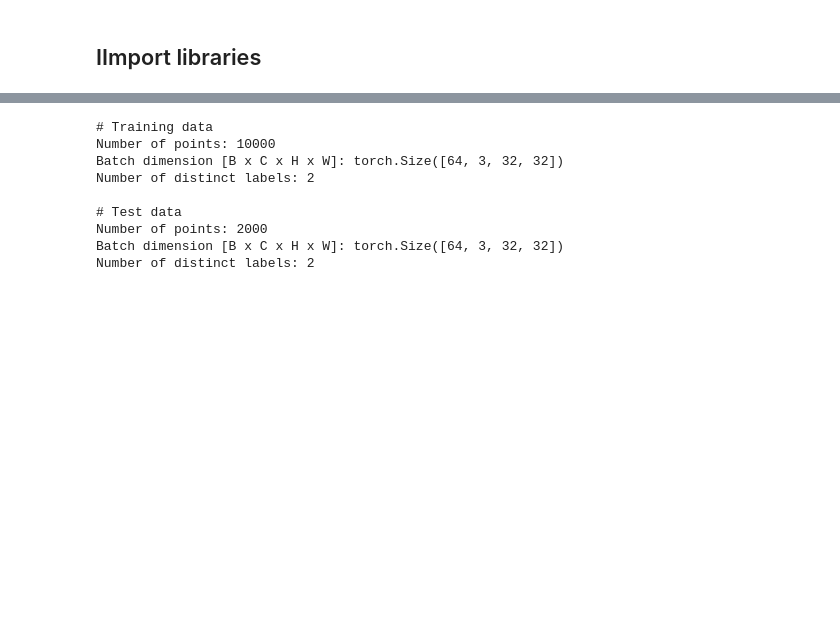
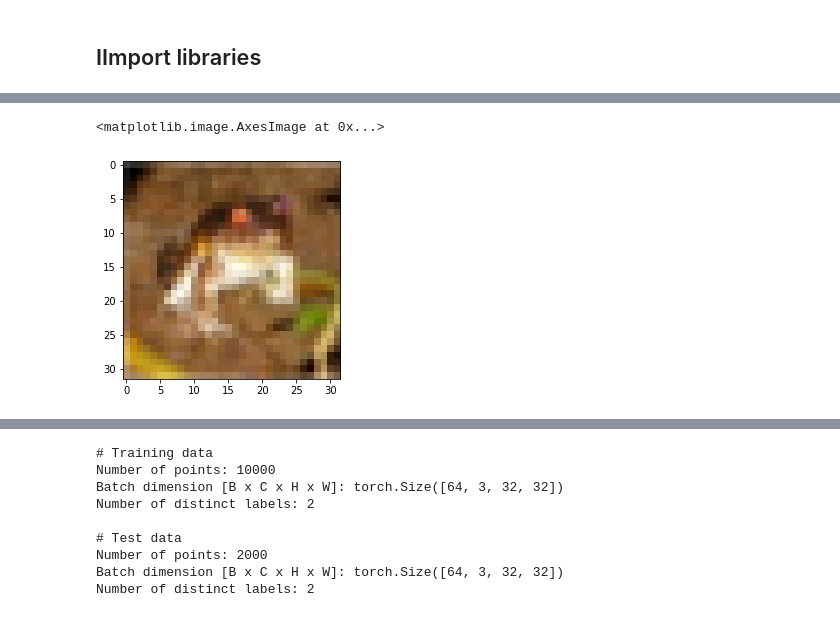
Before and after one commit to AugustDaMan/02456_deep_learning_project, a Jupyter notebook: 7.1-denoising_autoencoder_DL_Project_Thor.ipynb, the cells around one changed output, grey strips where cells are left out. Drawn from its saved outputs; the diff is of its cells as text; code cells hidden in the pictures; blank space fills up the shorter version.

```diff
--- a/7.1-denoising_autoencoder_DL_Project_Thor.ipynb
+++ b/7.1-denoising_autoencoder_DL_Project_Thor.ipynb
@@ -78,0 +108,6 @@ used classes: ['cat', 'dog']
+# %%
+x,y = train_data_iter.next()
+print(len(x))
+x1,y1 = Noisy_trainloader_iter.next()
+print(x[0][:][:][:])
+print(x1[0][:][:][:])
@@ -78,0 +132,8 @@ used classes: ['cat', 'dog']
+# %%
+img = x[0][:][:][:]
+img = img / 2 + 0.5 # unnormalize
+npimg = img.numpy()
+plt.imshow(np.transpose(npimg, (1, 2, 0)))
+# %% [output]
+<matplotlib.image.AxesImage at 0x...>
+[figure, added]
```
Also changed, not shown: parts of 27 cells of this notebook, 3 other files.
